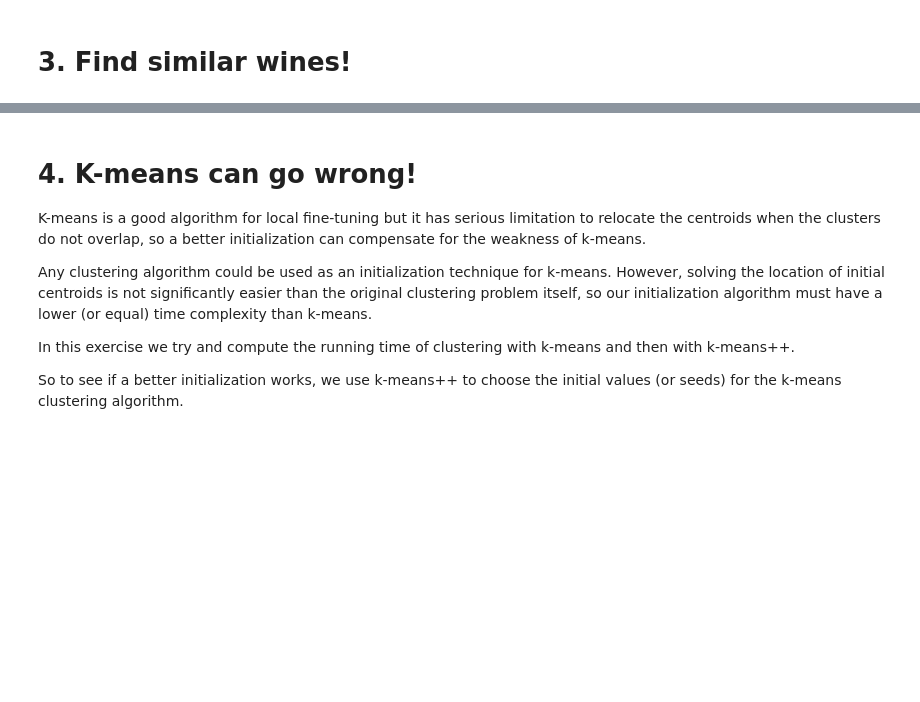
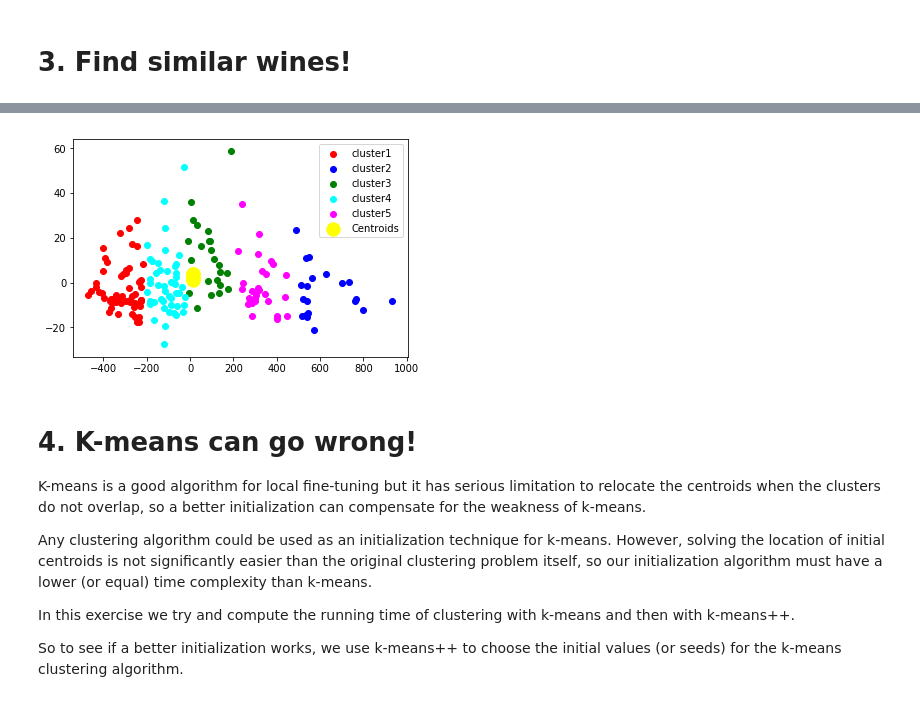
Before and after one commit to silviuspac/ADM-Homework4, a Jupyter notebook: main.ipynb, the cells around one changed output, grey strips where cells are left out. Saved outputs shown, nothing was run; the diff lists cells and outputs as text; code cells hidden in the pictures; blank space fills up the shorter version.

```diff
--- a/main.ipynb
+++ b/main.ipynb
@@ -334,0 +437,9 @@ This is thw worst case, in fact if $ M >>> N :  O(M^2*N) \rightarrow O(M^2) $
+# %%
+cols = [0, 1, 2, 3, 4, 5, 6, 7, 8, 9, 10, 11, 12, 'cluster']
+clusters_df = pd.DataFrame(columns = cols)
+# %%
+# append clusters to the dataframe
+for key in Output:
+    c = pd.DataFrame(Output[key])
+    c['cluster'] = key
+    clusters_df = clusters_df.append(c, ignore_index = True)
@@ -334,0 +455,6 @@ This is thw worst case, in fact if $ M >>> N :  O(M^2*N) \rightarrow O(M^2) $
+# %%
+reduced_data2 = PCA(n_components=2).fit_transform(clusters_df)
+results2 = pd.DataFrame(reduced_data,columns=['pca1','pca2'])
+# %%
+# Add PCA to the fata frame
+clusters_df[['pca1','pca2']] = pd.DataFrame(reduced_data2)
@@ -335,3 +470,17 @@ This is thw worst case, in fact if $ M >>> N :  O(M^2*N) \rightarrow O(M^2) $
+# %%
+color=['red','blue','green','cyan','magenta','black','pink','violet']
+labels=['cluster1','cluster2','cluster3','cluster4','cluster5','cluster6','cluster7','cluster8']
+
+for k in range(K):
+    plt.scatter(clusters_df[clusters_df['cluster'] == k+1]['pca1'],
+                clusters_df[clusters_df['cluster'] == k+1]['pca2'],
+                c=color[k],label=labels[k])
+plt.scatter(Centroids[0,:],Centroids[1,:],s=178,c='yellow',label='Centroids')
+
+plt.legend()
+plt.show()
+# %% [output]
+[figure, added]
 # %% [markdown]
 # 4. K-means can go wrong!
 
```
Also changed, not shown: parts of 18 cells of this notebook.
